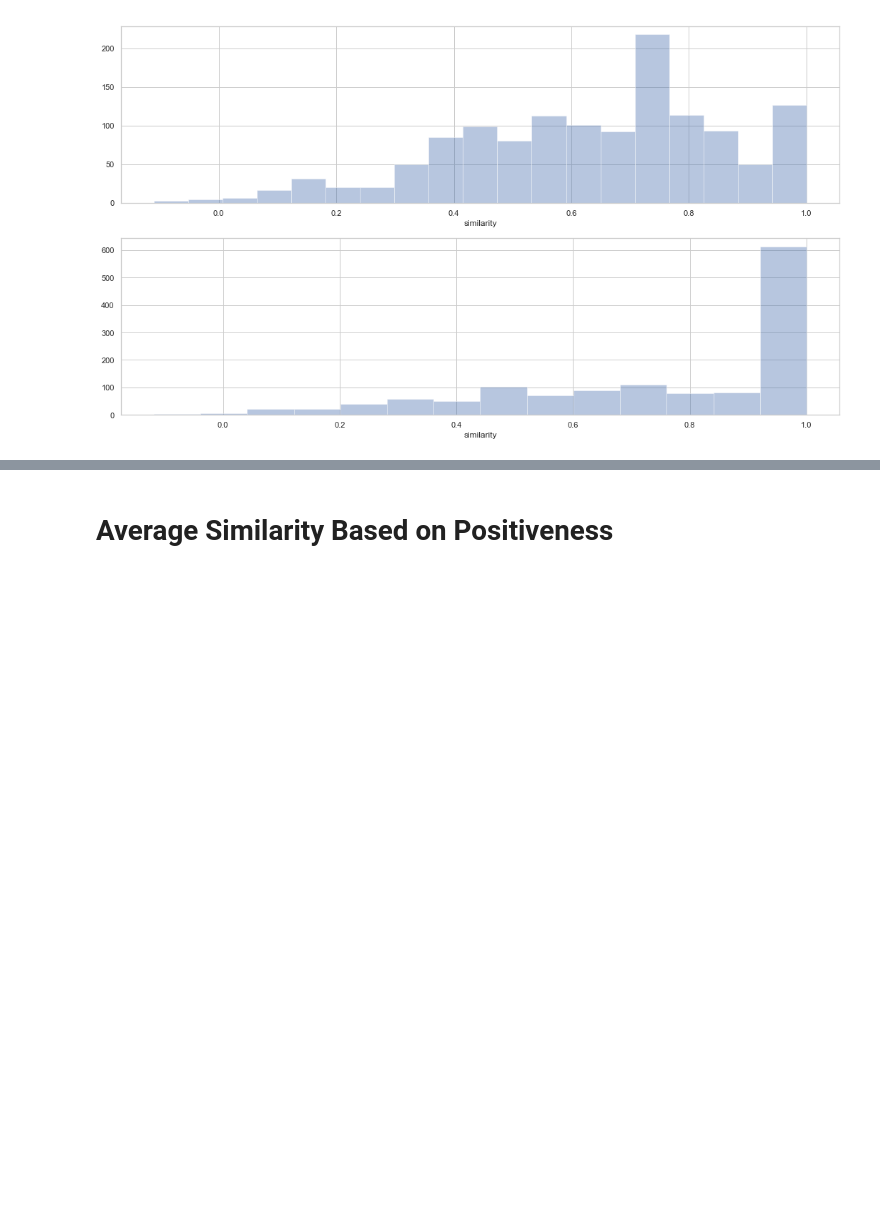
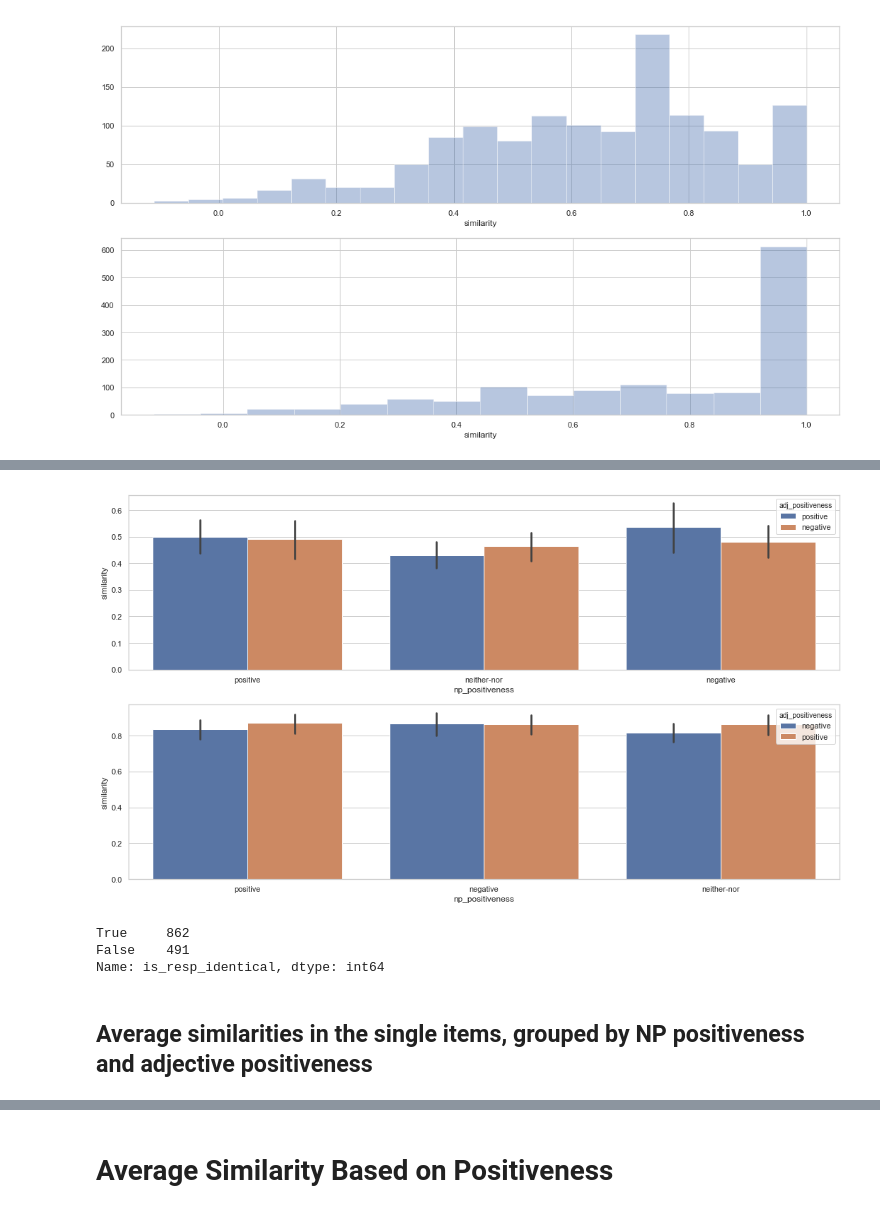
Before and after one commit to mhtess/comparison-class, a Jupyter notebook: analysis/Embedding Analysis_2.ipynb, the cells around one changed output, grey strips where cells are left out. Saved outputs shown, nothing was run; the diff lists cells and outputs as text; code cells hidden in the pictures; blank space fills up the shorter version.

```diff
--- a/analysis/Embedding Analysis_2.ipynb
+++ b/analysis/Embedding Analysis_2.ipynb
@@ -253,0 +313,28 @@ plt.show()
+# %%
+# average similarity of responses/NPs separated into identical and non-identical based on np positiveness, by adjective condition
+# identity based on pattern matching
+
+sns.set(style = 'whitegrid')
+
+fig, axs = plt.subplots(nrows = 2)
+fig.set_size_inches(18, 10)
+
+# non-identical responses
+sns.barplot(x="np_positiveness", y="similarity", hue="adj_positiveness", data=non_identical_resp, ax = axs[0])
+# identical responses, not too much varince to be expected since these pairs are very similar
+sns.barplot(x="np_positiveness", y="similarity", hue="adj_positiveness", order=['positive', 'neither-nor', 'negative'] data=identical_resp, ax = axs[1])
+
+plt.show()
+
+# similarity of non-identical pairs around 0.5, similarity of identical pairs around 0.8
+# %% [output]
+[figure, added]
+# %%
+# number of identity judgements, to be compared with similarity-based judgements
+with_sim_lemma['is_resp_identical'].value_counts()
+# %% [output]
+True     862
+False    491
+Name: is_resp_identical, dtype: int64
+# %% [markdown]
+## Average similarities in the single items, grouped by NP positiveness and adjective positiveness
```
Also changed, not shown: parts of 23 cells of this notebook, 1 other file.
